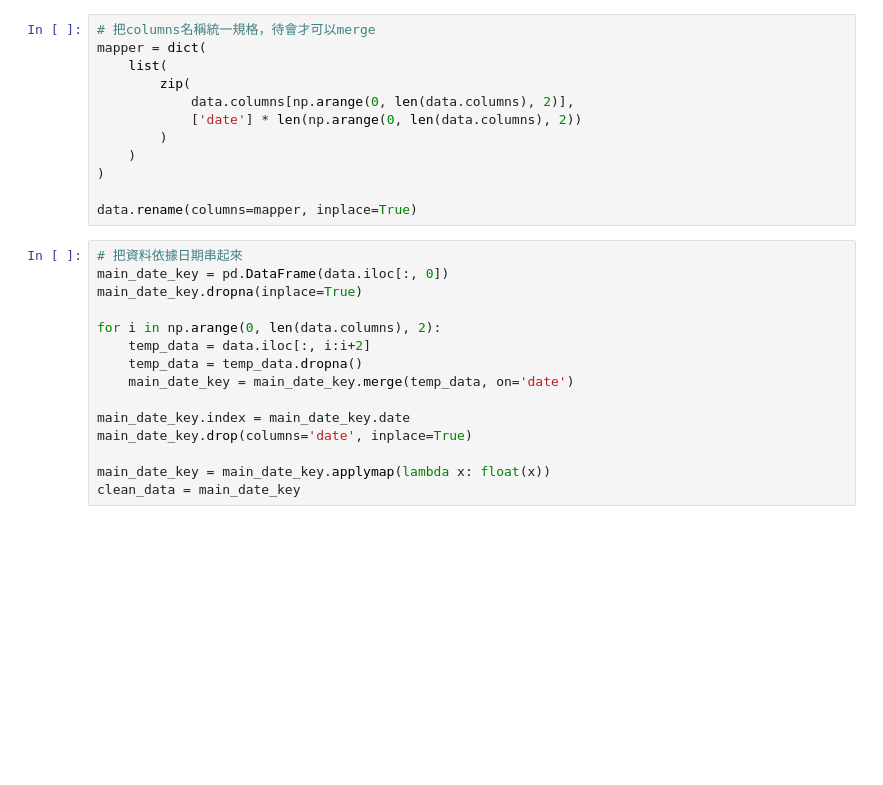
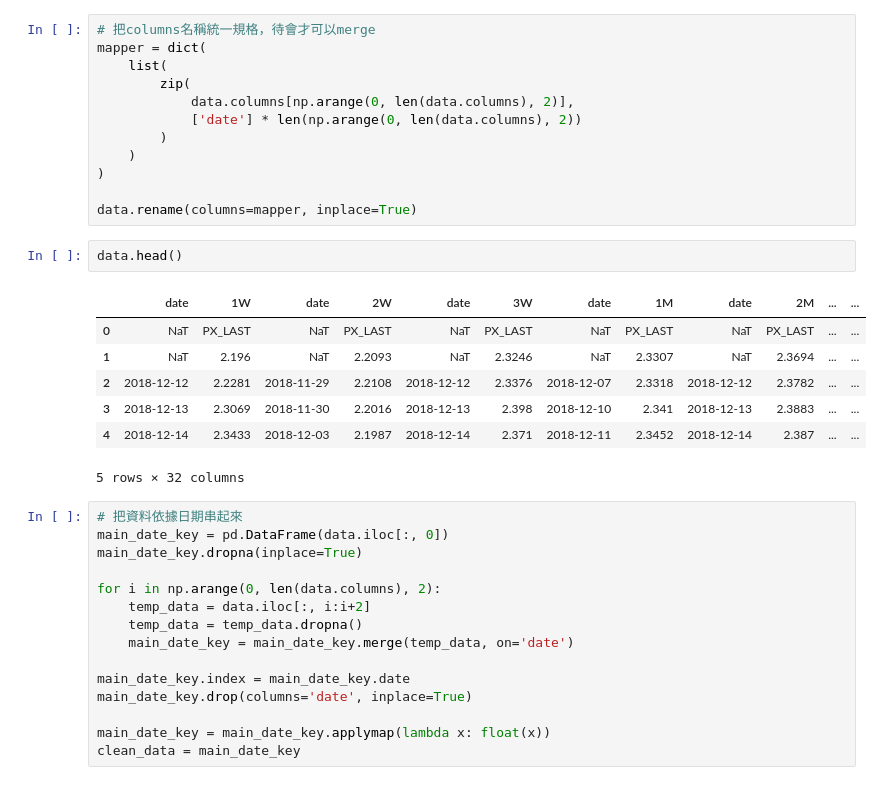
Before and after one commit to Andy-Liu66/Ad_hoc_task, a Jupyter notebook: Curve fitting/curve fitting.ipynb, the cells around one changed output. Saved outputs shown, nothing was run; the diff lists cells and outputs as text; blank space fills up the shorter version.

```diff
--- a/Curve fitting/curve fitting.ipynb
+++ b/Curve fitting/curve fitting.ipynb
@@ -30,6 +39,16 @@ mapper = dict(
 )
 
 data.rename(columns=mapper, inplace=True)
+# %%
+data.head()
+# %% [output]
+|  | date | 1W | date | 2W | date | 3W | date | 1M | date | 2M | ... | ... |
+| 0 | NaT | PX_LAST | NaT | PX_LAST | NaT | PX_LAST | NaT | PX_LAST | NaT | PX_LAST | ... | ... |
+| 1 | NaT | 2.196 | NaT | 2.2093 | NaT | 2.3246 | NaT | 2.3307 | NaT | 2.3694 | ... | ... |
+| 2 | 2018-12-12 | 2.2281 | 2018-11-29 | 2.2108 | 2018-12-12 | 2.3376 | 2018-12-07 | 2.3318 | 2018-12-12 | 2.3782 | ... | ... |
+| 3 | 2018-12-13 | 2.3069 | 2018-11-30 | 2.2016 | 2018-12-13 | 2.398 | 2018-12-10 | 2.341 | 2018-12-13 | 2.3883 | ... | ... |
+| 4 | 2018-12-14 | 2.3433 | 2018-12-03 | 2.1987 | 2018-12-14 | 2.371 | 2018-12-11 | 2.3452 | 2018-12-14 | 2.387 | ... | ... |
+5 rows × 32 columns
 # %%
 # 把資料依據日期串起來
 main_date_key = pd.DataFrame(data.iloc[:, 0])
```
Also changed, not shown: parts of 9 cells of this notebook.
